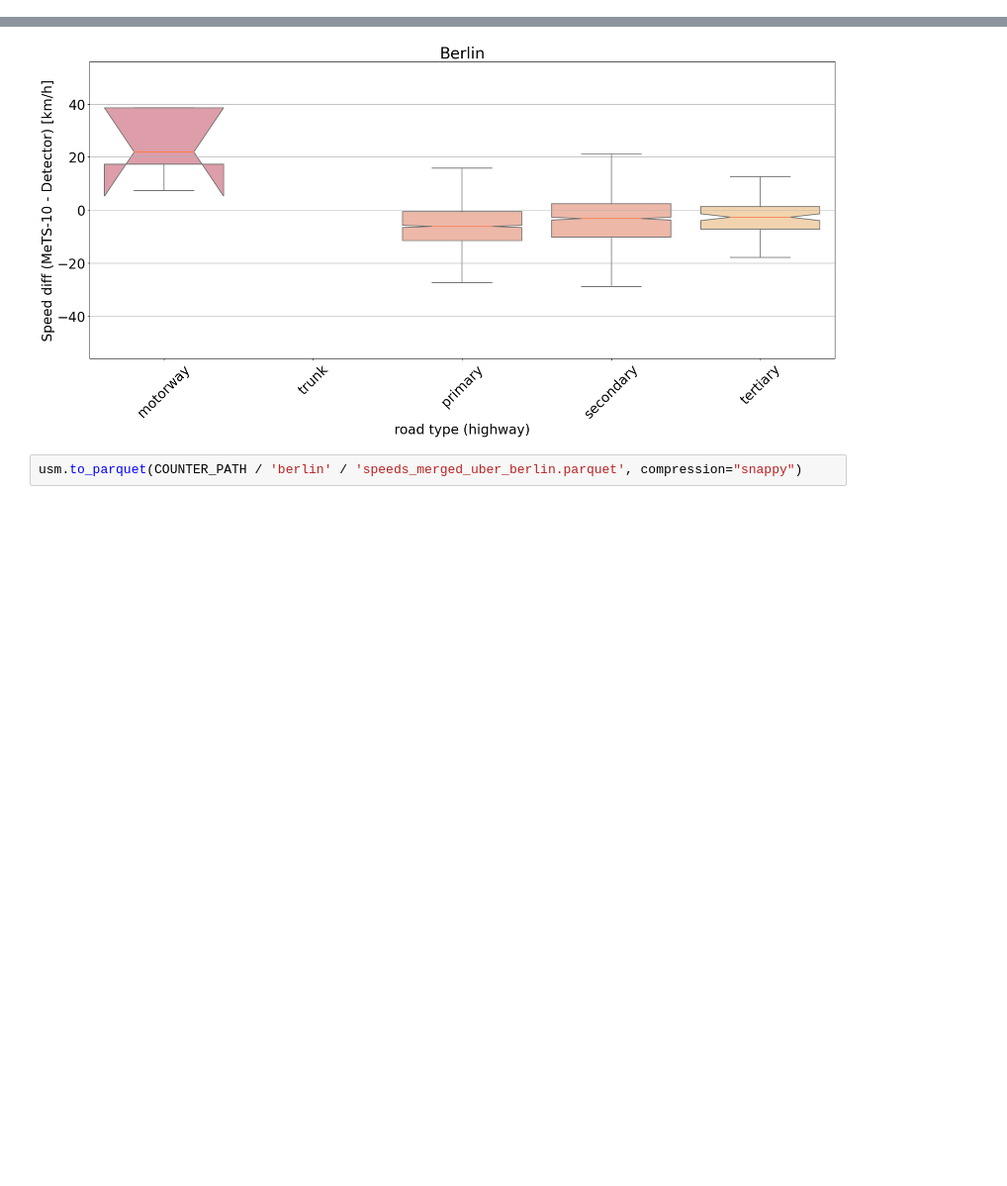
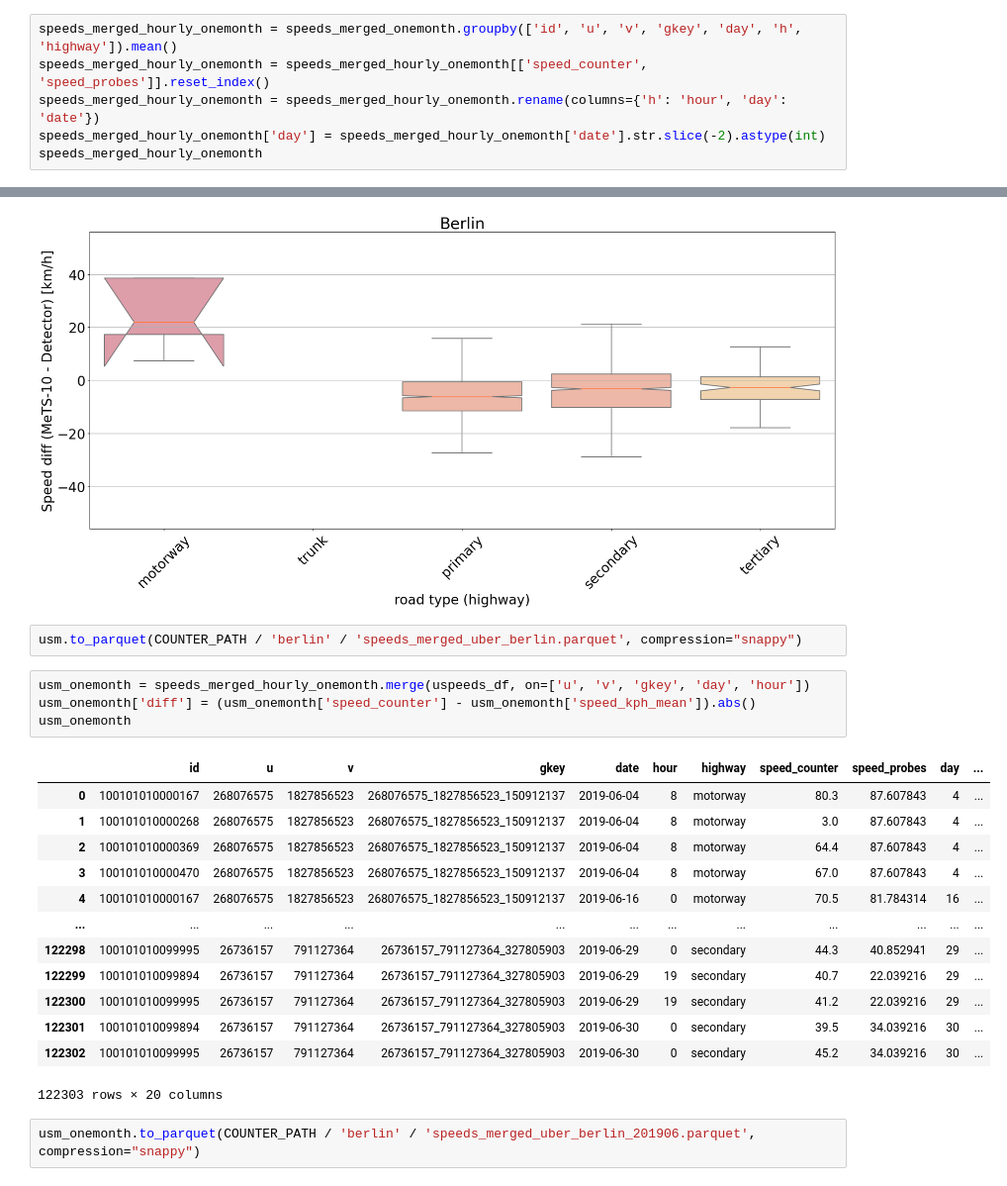
Before and after one commit to iarai/MeTS-10, a Jupyter notebook: analysis/val02_counters/counters03_explore_berlin_uber.ipynb, the cells around one changed output, grey strips where cells are left out. Shown at 99% size. Saved outputs shown, nothing was run; the diff lists cells and outputs as text; blank space fills up the shorter version.

```diff
--- a/analysis/val02_counters/counters03_explore_berlin_uber.ipynb
+++ b/analysis/val02_counters/counters03_explore_berlin_uber.ipynb
@@ -390,0 +516,6 @@ speeds_merged_hourly
+# %%
+speeds_merged_hourly_onemonth = speeds_merged_onemonth.groupby(['id', 'u', 'v', 'gkey', 'day', 'h', 'highway']).mean()
+speeds_merged_hourly_onemonth = speeds_merged_hourly_onemonth[['speed_counter', 'speed_probes']].reset_index()
+speeds_merged_hourly_onemonth = speeds_merged_hourly_onemonth.rename(columns={'h': 'hour', 'day': 'date'})
+speeds_merged_hourly_onemonth['day'] = speeds_merged_hourly_onemonth['date'].str.slice(-2).astype(int)
+speeds_merged_hourly_onemonth
@@ -576,3 +721,23 @@ diff_boxplot(usm, city='Berlin')
 [figure]
 # %%
 usm.to_parquet(COUNTER_PATH / 'berlin' / 'speeds_merged_uber_berlin.parquet', compression="snappy")
+# %%
+usm_onemonth = speeds_merged_hourly_onemonth.merge(uspeeds_df, on=['u', 'v', 'gkey', 'day', 'hour'])
+usm_onemonth['diff'] = (usm_onemonth['speed_counter'] - usm_onemonth['speed_kph_mean']).abs()
+usm_onemonth
+# %% [output]
+|  | id | u | v | gkey | date | hour | highway | speed_counter | speed_probes | day | ... |
+| 0 | 100101010000167 | 268076575 | 1827856523 | 268076575_1827856523_150912137 | 2019-06-04 | 8 | motorway | 80.3 | 87.607843 | 4 | ... |
+| 1 | 100101010000268 | 268076575 | 1827856523 | 268076575_1827856523_150912137 | 2019-06-04 | 8 | motorway | 3.0 | 87.607843 | 4 | ... |
+| 2 | 100101010000369 | 268076575 | 1827856523 | 268076575_1827856523_150912137 | 2019-06-04 | 8 | motorway | 64.4 | 87.607843 | 4 | ... |
+| 3 | 100101010000470 | 268076575 | 1827856523 | 268076575_1827856523_150912137 | 2019-06-04 | 8 | motorway | 67.0 | 87.607843 | 4 | ... |
+| 4 | 100101010000167 | 268076575 | 1827856523 | 268076575_1827856523_150912137 | 2019-06-16 | 0 | motorway | 70.5 | 81.784314 | 16 | ... |
+| ... | ... | ... | ... | ... | ... | ... | ... | ... | ... | ... | ... |
+| 122298 | 100101010099995 | 26736157 | 791127364 | 26736157_791127364_327805903 | 2019-06-29 | 0 | secondary | 44.3 | 40.852941 | 29 | ... |
+| 122299 | 100101010099894 | 26736157 | 791127364 | 26736157_791127364_327805903 | 2019-06-29 | 19 | secondary | 40.7 | 22.039216 | 29 | ... |
+| 122300 | 100101010099995 | 26736157 | 791127364 | 26736157_791127364_327805903 | 2019-06-29 | 19 | secondary | 41.2 | 22.039216 | 29 | ... |
+| 122301 | 100101010099894 | 26736157 | 791127364 | 26736157_791127364_327805903 | 2019-06-30 | 0 | secondary | 39.5 | 34.039216 | 30 | ... |
+| 122302 | 100101010099995 | 26736157 | 791127364 | 26736157_791127364_327805903 | 2019-06-30 | 0 | secondary | 45.2 | 34.039216 | 30 | ... |
+122303 rows × 20 columns
+# %%
+usm_onemonth.to_parquet(COUNTER_PATH / 'berlin' / 'speeds_merged_uber_berlin_201906.parquet', compression="snappy")
```
Also changed, not shown: parts of 10 cells of this notebook, 12 other files.
